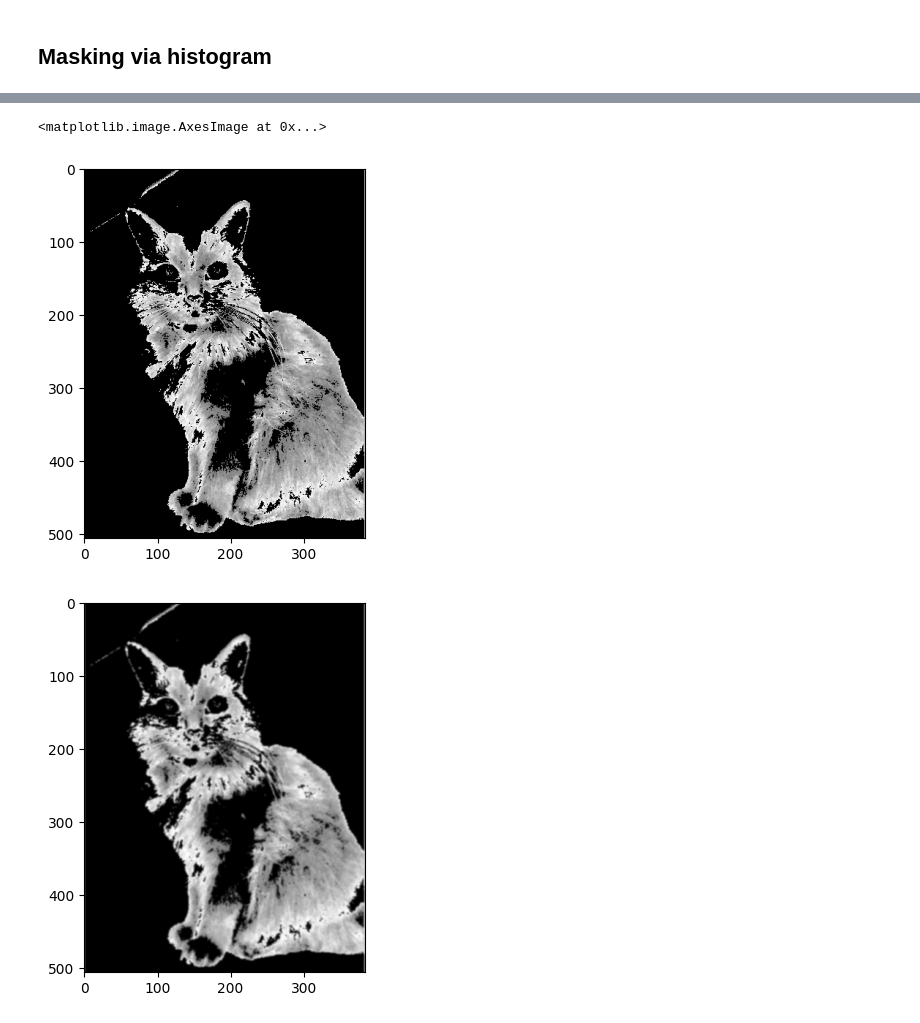
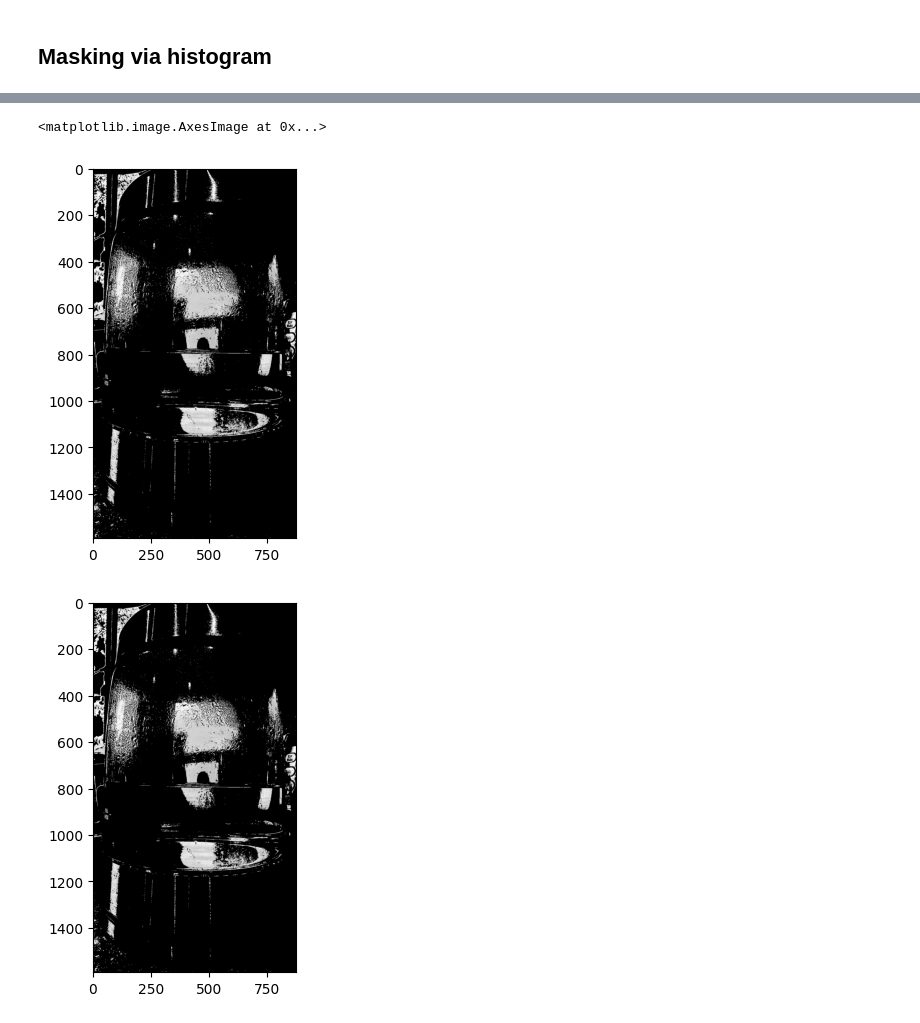
Before and after one commit to txpet628/img_detection, a Jupyter notebook: noise_test.ipynb, the cells around one changed output, grey strips where cells are left out. Drawn from its saved outputs; the diff is of its cells as text; code cells hidden in the pictures.

Commit message:
experimented with real images

```diff
--- a/noise_test.ipynb
+++ b/noise_test.ipynb
@@ -12,0 +7,5 @@ plt.imshow(img)
+# %%
+img = plt.imread('chainik.png')
+img = img[:, :, :3]  # Discard alpha channel if present
+# img = np.dot(img[..., :3], [0.2989, 0.5870, 0.1140]) # convert to grayscale
+plt.imshow(img, cmap='gray')
@@ -14,10 +16,12 @@ plt.imshow(img)
 grayscale = np.dot(img[..., :3], [0.2989, 0.5870, 0.1140])
 hist, bins = np.histogram(grayscale.flatten(), bins=256, range=[0, 1])
 
+range_num = 70  # Number of pixels to consider for the range
+
 # returns the index of the maximum value in the histogram
 peak = np.argmax(hist)
-range_min = max(0, peak - 15)
-range_max = min(255, peak + 15)
+range_min = max(0, peak - range_num)
+range_max = min(255, peak + range_num)
 
 plt.title("Histogram")
 plt.plot(hist, color="black")
@@ -39,20 +43,20 @@ masked_image = np.where(mask, grayscale, 0)
 plt.imshow(masked_image, cmap='gray')
 # %% [output]
 <matplotlib.image.AxesImage at 0x...>
-[figure, old version]
+[figure, new version]
 # %%
-# creates a kernel of size kernel_size. the bigger the kernel size, the more nearby pixels are taken
-# into account. bigger kernel size = more blurring
+# # creates a kernel of size kernel_size. the bigger the kernel size, the more nearby pixels are taken
+# # into account. bigger kernel size = more blurring
 
-def gaussian_kernel(kernel_size, sigma=1):
-    size = int(kernel_size) // 2
-    x, y = np.mgrid[-size:size+1, -size:size+1]
-    normal = 1 / (2.0 * np.pi * sigma**2)
-    g =  np.exp(-((x**2 + y**2) / (2.0*sigma**2))) * normal
-    return g
+# def gaussian_kernel(kernel_size, sigma=1):
+#     size = int(kernel_size) // 2
+#     x, y = np.mgrid[-size:size+1, -size:size+1]
+#     normal = 1 / (2.0 * np.pi * sigma**2)
+#     g =  np.exp(-((x**2 + y**2) / (2.0*sigma**2))) * normal
+#     return g
 
-img = convolve(masked_image, gaussian_kernel(9))
-plt.imshow(img, cmap='gray')
-plt.imsave('masked_image.png', img, cmap='gray')
+# img = convolve(masked_image, gaussian_kernel(9))
+plt.imshow(masked_image, cmap='gray')
+plt.imsave('masked_image.png', masked_image, cmap='gray')
 # %% [output]
-[figure, old version]
+[figure, new version]
```
Also changed, not shown: parts of 3 cells of this notebook, 6 other files.
